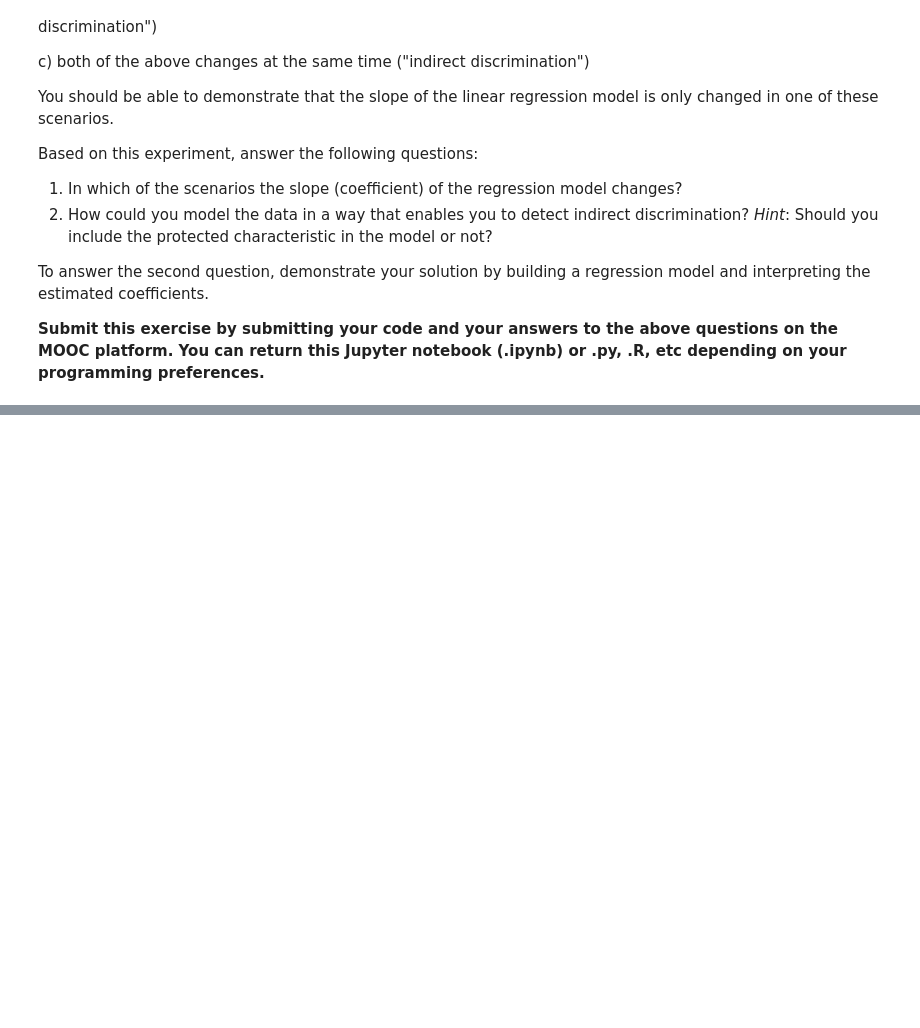
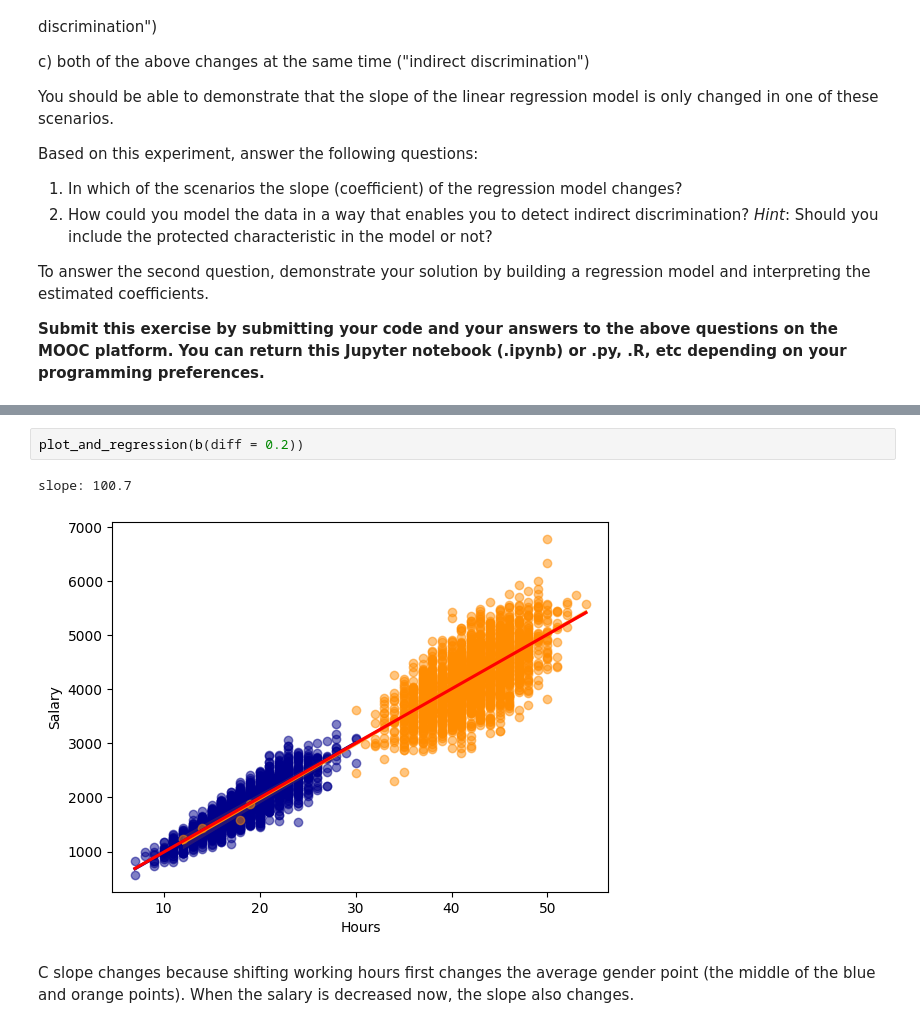
Before and after one commit to tuomascode/DataScienceMasters, a Jupyter notebook: IDS/tvuontis_ids_week5.ipynb, the cells around one changed output, grey strips where cells are left out. Cells and saved outputs as stored; diff of their text form; blank space fills up the shorter version.

```diff
--- a/IDS/tvuontis_ids_week5.ipynb
+++ b/IDS/tvuontis_ids_week5.ipynb
@@ -209,0 +219,7 @@ slope: 101.0
+# %%
+plot_and_regression(b(diff = 0.2))
+# %% [output]
+slope: 100.7
+[figure, added]
+# %% [markdown]
+C slope changes because shifting working hours first changes the average gender point (the middle of the blue and orange points). When the salary is decreased now, the slope also changes.
```
Also changed, not shown: parts of 7 cells of this notebook.
